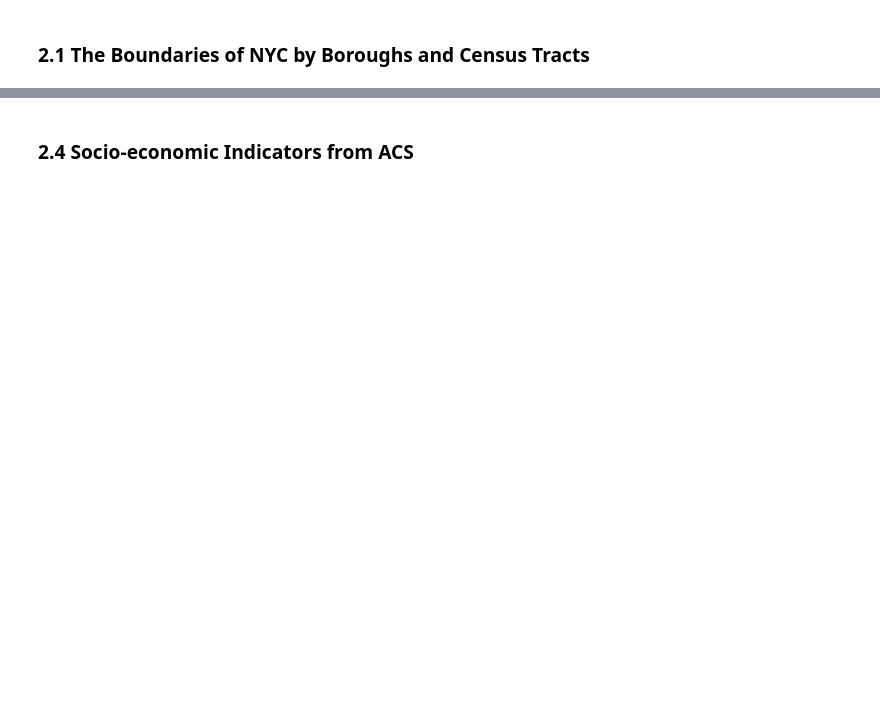
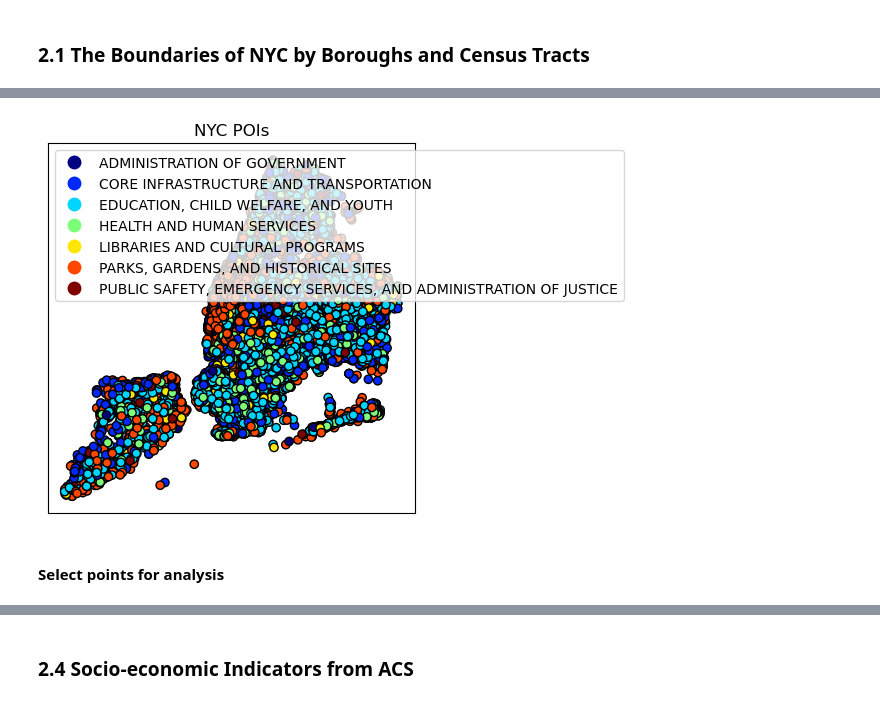
Before and after one commit to LSE-Assignments-2425/test-repo-CYP, a Jupyter notebook: ST445_with_content.ipynb, the cells around one changed output, grey strips where cells are left out. Cells and saved outputs as stored; diff of their text form; code cells hidden in the pictures; blank space fills up the shorter version.

```diff
--- a/ST445_with_content.ipynb
+++ b/ST445_with_content.ipynb
@@ -57,0 +228,30 @@ TODO
+# %%
+# https://data.cityofnewyork.us/resource/ji82-xba5.json
+# TODO: kMA3pLN5r66BAnhG4hQvEr8Mi is my own token
+client = Socrata("data.cityofnewyork.us", "kMA3pLN5r66BAnhG4hQvEr8Mi")
+
+# First 2000 results, returned as JSON from API / converted to Python list of
+# dictionaries by sodapy.
+results = client.get("ji82-xba5", limit=50000)
+
+# Convert to pandas DataFrame
+NYC_poi = pd.DataFrame.from_records(results)
+
+NYC_poi = NYC_poi[NYC_poi["geometry"].notnull()]
+
+NYC_poi['geometry'] = NYC_poi['geometry'].apply(shapely.wkt.loads)
+NYC_poi = NYC_poi[['boro', 'facdomain', 'facgroup', 'facsubgrp', 'capacity', 'geometry']]
+
+# TODO: CRS description
+NYC_poi = gpd.GeoDataFrame(NYC_poi, geometry="geometry", crs="EPSG:2263")
+NYC_poi = NYC_poi.to_crs(epsg=32618)
+NYC_poi.plot(column="facdomain", legend=True, cmap = "jet", edgecolor="black", legend_kwds={"loc": "upper left"})
+plt.title("NYC POIs")
+plt.xticks([])
+plt.yticks([])
+
+plt.show()
+# %% [output]
+[figure, added]
+# %% [markdown]
+#### Select points for analysis
```
Also changed, not shown: parts of 31 cells of this notebook, 11 other files.
